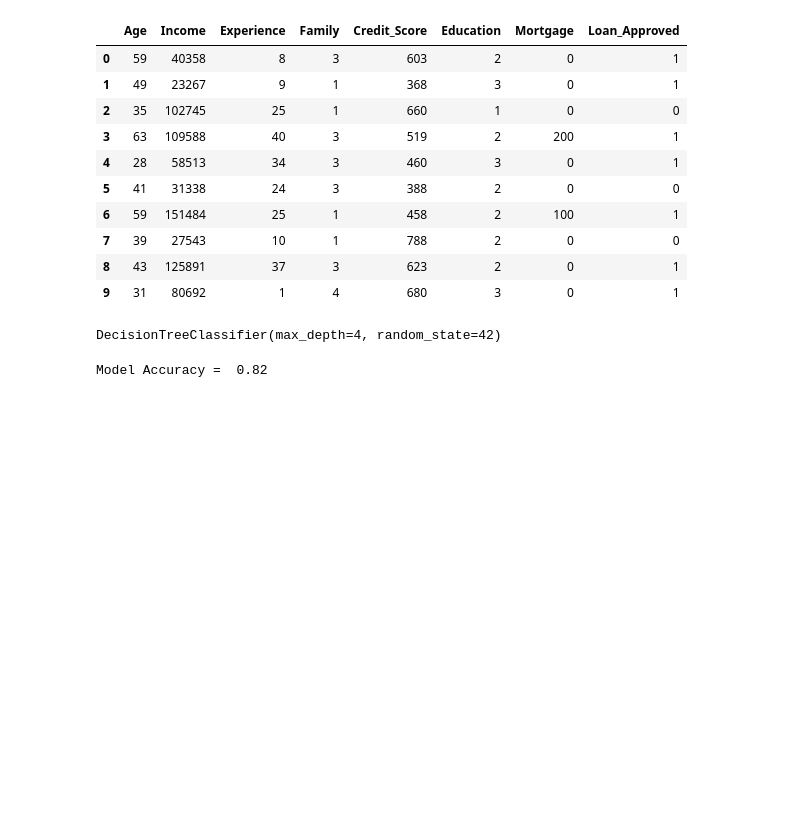
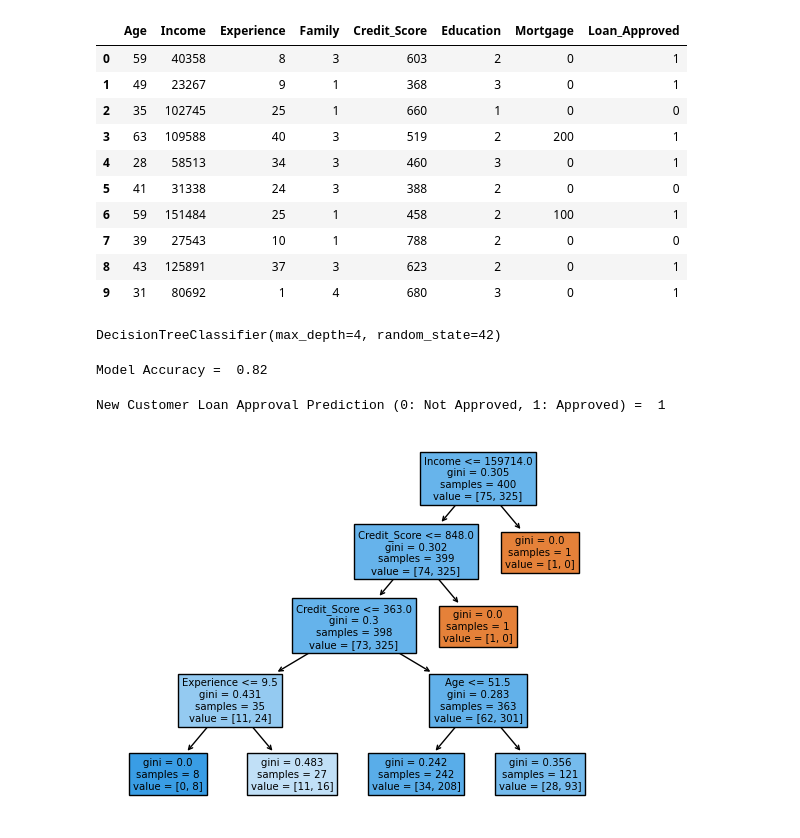
Before and after one commit to SujalNayak/Machine-Learning, a Jupyter notebook: Decision_Tree.ipynb, the cells around one changed output. Saved outputs shown, nothing was run; the diff lists cells and outputs as text; code cells hidden in the pictures; blank space fills up the shorter version.

```diff
--- a/Decision_Tree.ipynb
+++ b/Decision_Tree.ipynb
@@ -96,3 +93,18 @@ y_pred = model.predict(x_test)
 print("Model Accuracy = ", accuracy_score(y_test, y_pred))
 # %% [output]
 Model Accuracy =  0.82
+# %%
+new_cust = np.array([[30, 50000, 5, 3, 700, 2, 0]])
+new_cust_pred = model.predict(new_cust)
+print("New Customer Loan Approval Prediction (0: Not Approved, 1: Approved) = ", new_cust_pred[0])
+# %% [output]
+New Customer Loan Approval Prediction (0: Not Approved, 1: Approved) =  1
+# %%
+from sklearn.tree import plot_tree
+import matplotlib.pyplot as plt
+
+
+plot_tree(model,filled=True,feature_names=x.columns)
+plt.show()
+# %% [output]
+[figure, added]
```
Also changed, not shown: parts of 1 cell of this notebook, 1 other file.
